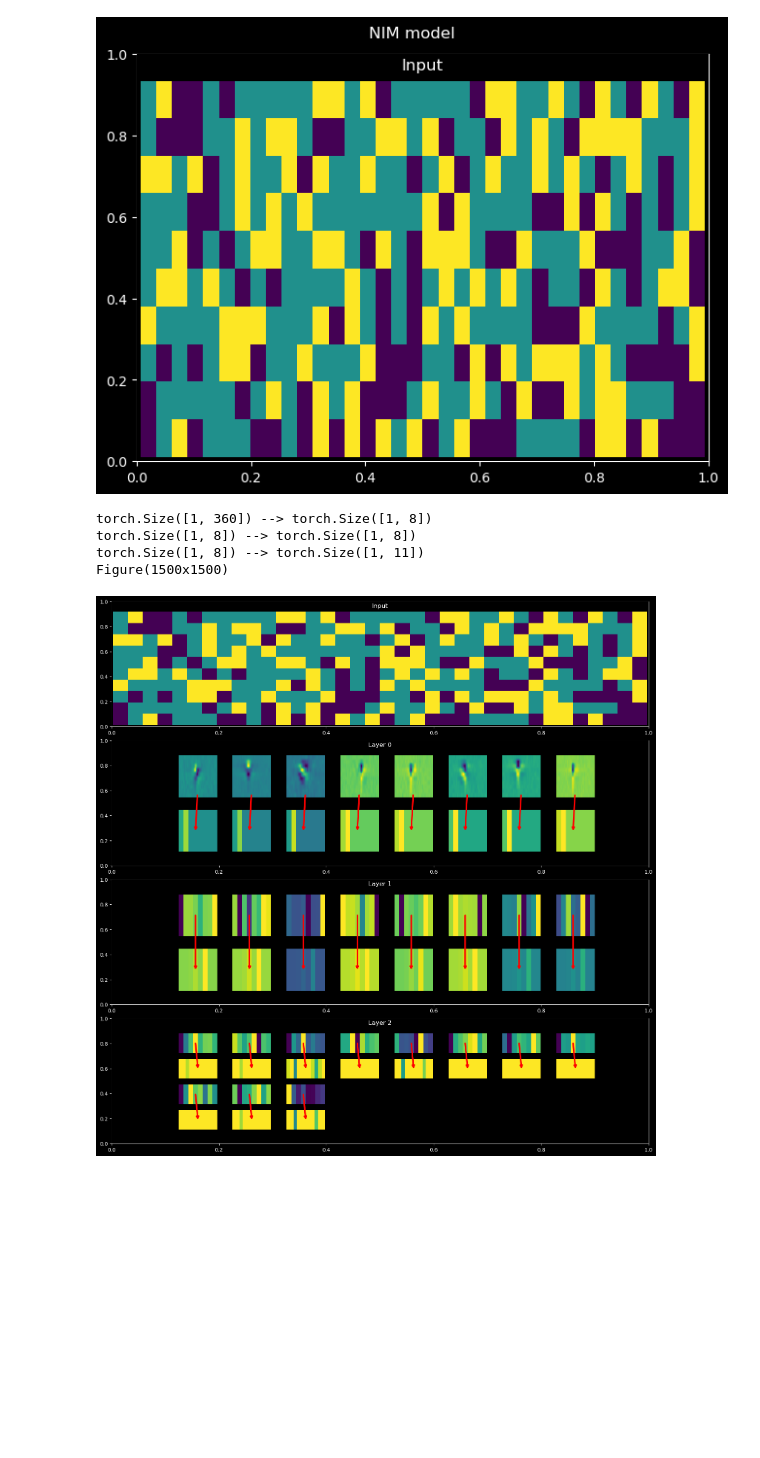
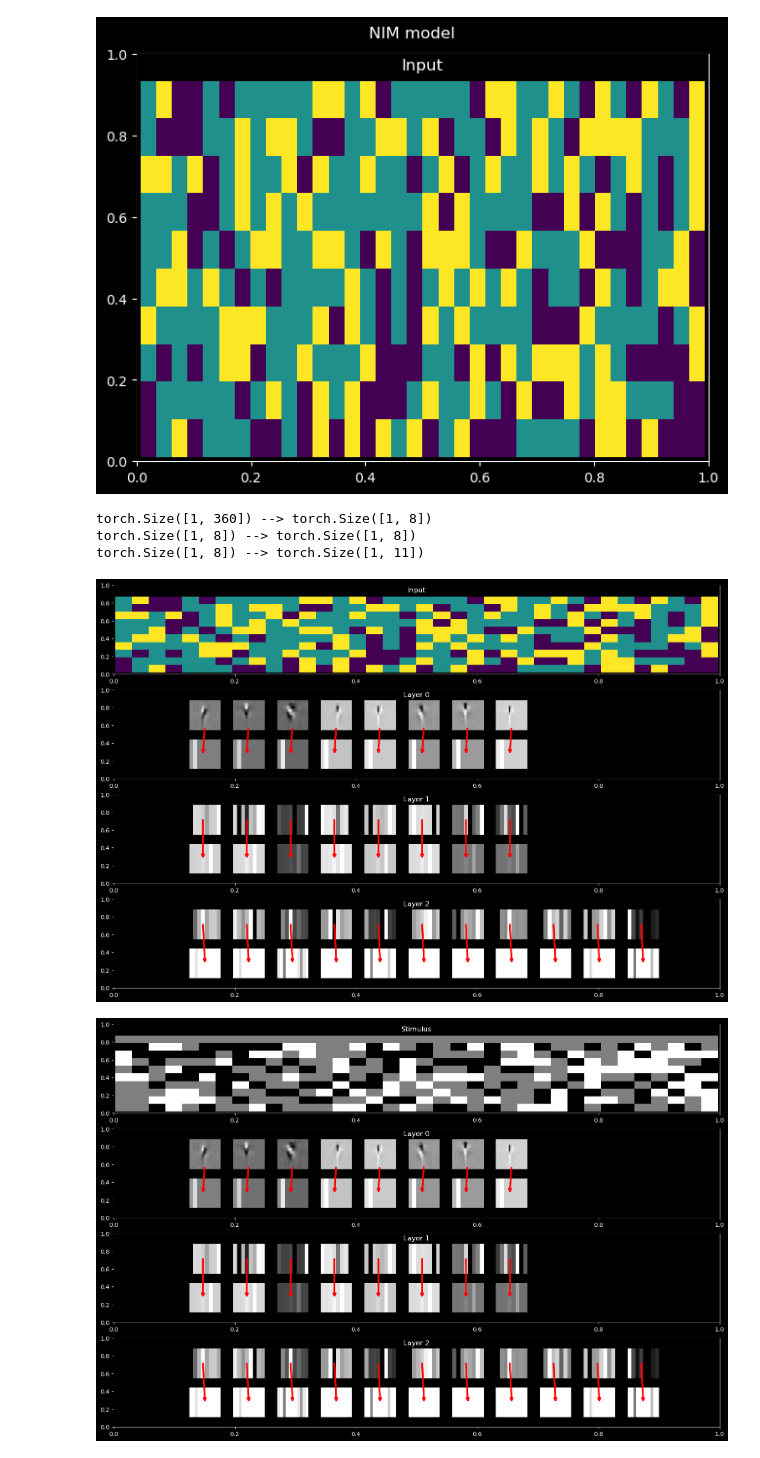
Before and after one commit to NeuroTheoryUMD/mattjac, a Jupyter notebook: v1/nim.ipynb, the cells around one changed output. Drawn from its saved outputs; the diff is of its cells as text; code cells hidden in the pictures; blank space fills up the shorter version.

Commit message:
Small bug fixes and added more customizable params. TODO: get it to work on the scaffold network.

```diff
--- a/v1/nim.ipynb
+++ b/v1/nim.ipynb
@@ -270,11 +270,21 @@ input_ax.imshow(input, vmin=imin, vmax=imax, aspect='auto', cmap='viridis')
 # %% [output]
 <matplotlib.image.AxesImage at 0x...>
 [figure]
+# %%
+with open('nim_1layer.pickle', 'rb') as f:
+    nim1 = pickle.load(f)
+with open('nim_2layer.pickle', 'rb') as f:
+    nim2 = pickle.load(f)
+
+fig = m.simulate_network(data.stim[0].unsqueeze(0), nim2,
+                         figsize=(15,10), max_cols=11)
+# %% [output]
+torch.Size([1, 360]) --> torch.Size([1, 8])
+torch.Size([1, 8]) --> torch.Size([1, 8])
+torch.Size([1, 8]) --> torch.Size([1, 11])
+[figure, added]
 # %%
-fig = m.simulate_network(data.stim[0].unsqueeze(0), nim, figsize=(15,15))
+fig = m.simulate_network(data.stim[0], nim2,
+                         figsize=(15,10), max_cols=11)
 # %% [output]
-torch.Size([1, 360]) --> torch.Size([1, 8])
-torch.Size([1, 8]) --> torch.Size([1, 8])
-torch.Size([1, 8]) --> torch.Size([1, 11])
-Figure(1500x1500)
-[figure, old version]
+[figure, new version]
```
Also changed, not shown: parts of 1 cell of this notebook, 1 other file.
